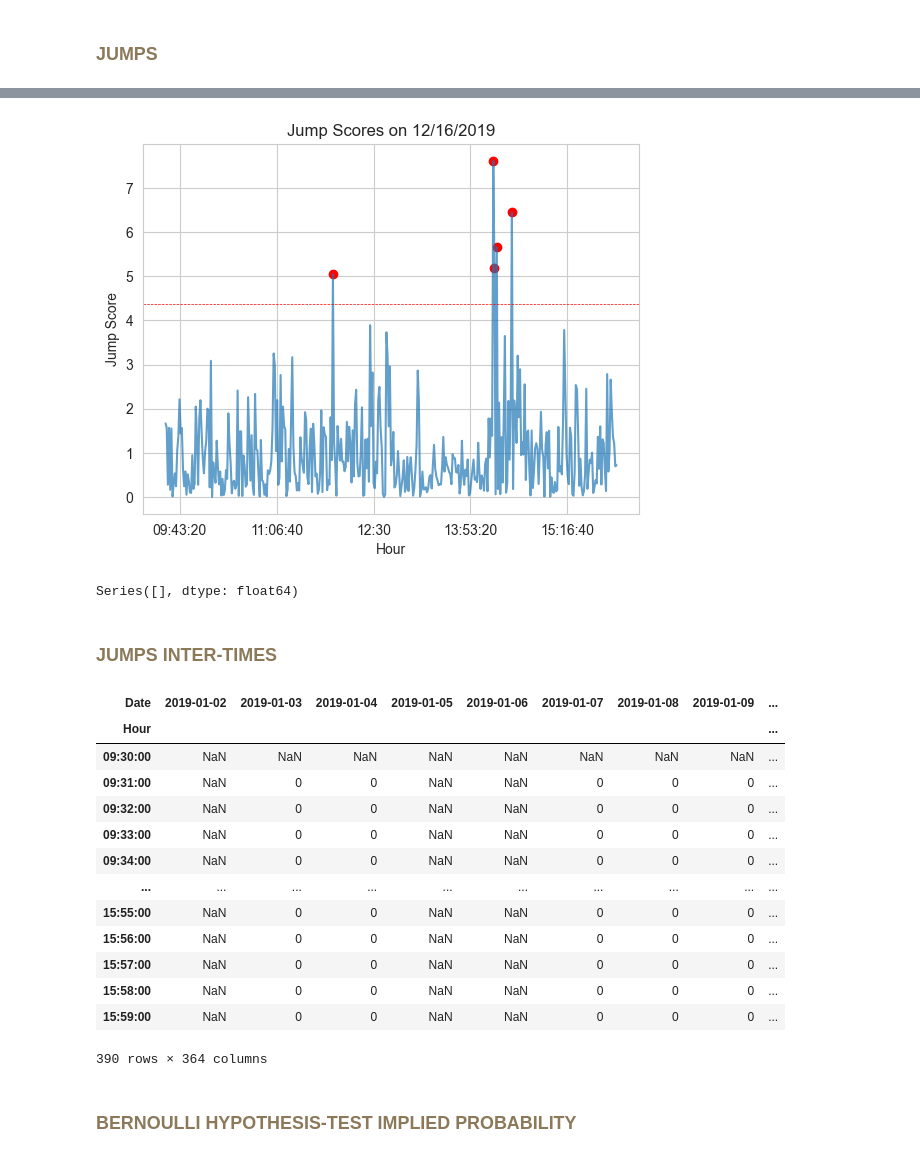
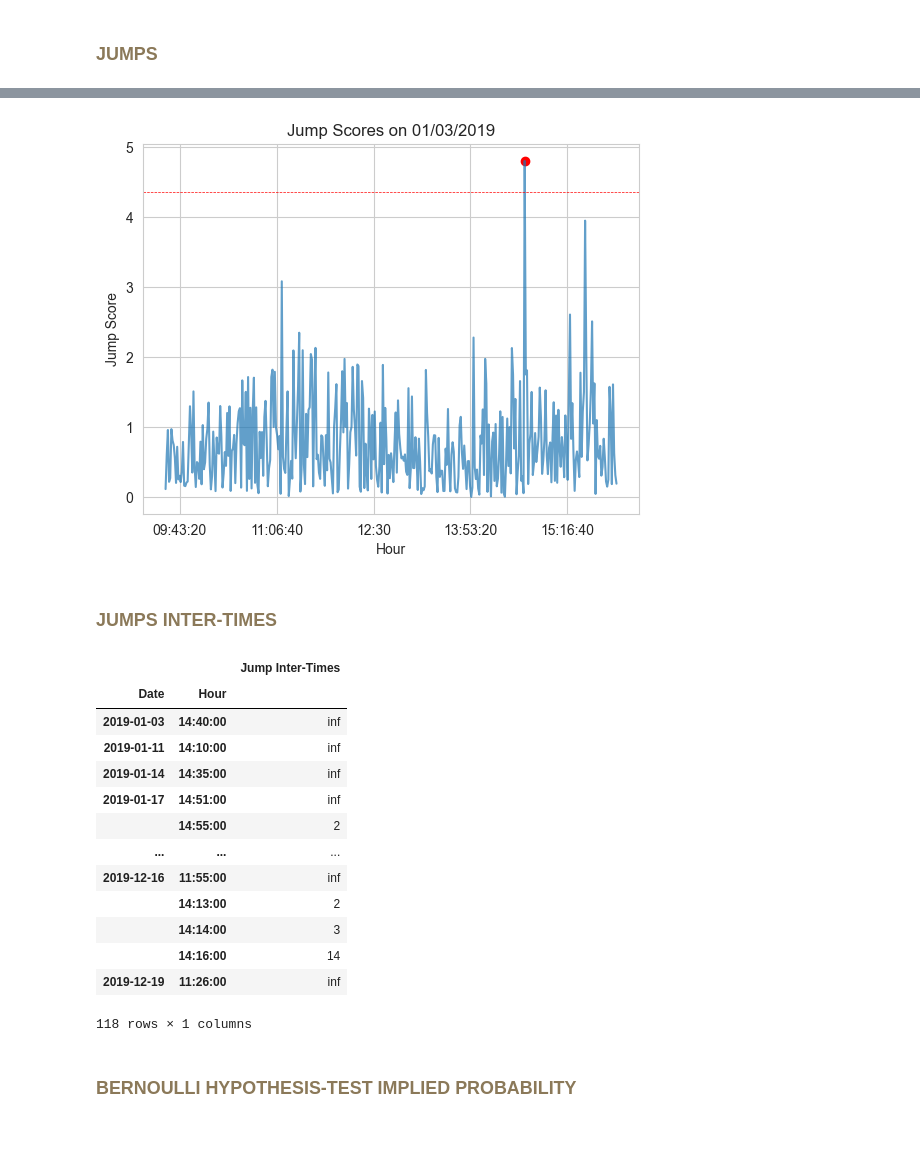
Before and after one commit to f-montenegro/ADIA-Exogenous-Information-in-HFT, a Jupyter notebook: L2_Execution/pipeline_example.ipynb, the cells around one changed output, grey strips where cells are left out. Saved outputs shown, nothing was run; the diff lists cells and outputs as text; code cells hidden in the pictures.

```diff
--- a/L2_Execution/pipeline_example.ipynb
+++ b/L2_Execution/pipeline_example.ipynb
@@ -16,10 +24,10 @@ from L1_Dev.clusters import Clusters
 # %%
 pipeline = DataPrep(API_key='db-SEbmRhQ3ekjnrdRQLfK4iDYJhVkrL',
                     dataset='XNAS.ITCH',
-                    start_date=datetime(2019, 1, 1),  # Might be good to use datetime.date
+                    start_date=datetime(2022, 2, 1),  # Might be good to use datetime.date
                     start_hour=9,
                     start_minute=30,
-                    end_date=datetime(2019, 12, 31),
+                    end_date=datetime(2022, 2, 28),
                     end_hour=16,
                     end_minute=0,
                     time_zone='US/Eastern')
@@ -34,7 +44,13 @@ clusters = Clusters()
 <H3 style="color:#8B7959">LOB DATA</H3>
 # %%
 # Get data from DataBento
-df_lob_data, trading_days, trading_dates = pipeline.get_data('TSLA')
+
+## LOB/tick data
+df_lob_data, trading_days, trading_dates = pipeline.get_data_mbp('BAC')
+
+## OHLCV data
+# df_lob_data, trading_days, trading_dates = pipeline.get_data_ohlcv(symbol='TSLA')
+
 df_lob_data
 # %% [markdown]
 <H3 style="color:#8B7959">PRICES</H3>
@@ -132,3 +180,3 @@ Total Number of Jumps Detected: 141.0
 # %%
-list_dates_w_jumps = clusters.get_dates_with_jumps(df_input=df_jumps)
-list_dates_w_jumps
+l_jumps_timestamp = clusters.jumps_timestamp(df_input=df_jumps)
+iter_jumps_timestamp = iter(l_jumps_timestamp)
@@ -153,37 +183,36 @@ list_dates_w_jumps
 # %%
-plot_date = 75
-ax = abs(df_jump_score[list_dates_w_jumps[plot_date]]).plot(ylabel='Jump Score',
-                                                            title=f'Jump Scores on {list_dates_w_jumps[plot_date]}', alpha=0.7)
-markers = [i if i > 4.36 else np.nan for i in abs(df_jump_score[list_dates_w_jumps[plot_date]])]
+# plot_date = 75
+plot_date = l_jumps_timestamp.index(next(iter_jumps_timestamp))
+
+ax = abs(df_jump_score[l_jumps_timestamp[plot_date]]).plot(ylabel='Jump Score',
+
+                                                           title=f'Jump Scores on {l_jumps_timestamp[plot_date]}', alpha=0.7)
+markers = [i if i > 4.36 else np.nan for i in abs(df_jump_score[l_jumps_timestamp[plot_date]])]
 ax.scatter(df_jump_score.index, markers, color='r')
 ax.axhline(y=4.36, color='red', linestyle='--', lw=0.5, label='Threshold')
 plt.show()
 # %% [output]
-[figure, old version]
+[figure, new version]
-# %%
-df_threshold.unstack().dropna()[df_threshold.unstack().dropna() == np.inf]
-# %% [output]
-Series([], dtype: float64)
 # %% [markdown]
 <H3 style="color:#8B7959">JUMPS INTER-TIMES</H3>
 # %%
-df_inter_times = clusters.calculate_jump_inter_times(df_input=df_jumps, list_input=list_dates_w_jumps)
-df_inter_times
+df_inter_times = clusters.calculate_jump_inter_times(df_input=df_jumps, list_input=l_jumps_timestamp)
+pd.DataFrame(df_inter_times.unstack()[df_inter_times.unstack() > 0]).rename(columns={0: 'Jump Inter-Times'})
 # %% [output]
-| Date | 2019-01-02 | 2019-01-03 | 2019-01-04 | 2019-01-05 | 2019-01-06 | 2019-01-07 | 2019-01-08 | 2019-01-09 | ... |
-| Hour |  |  |  |  |  |  |  |  | ... |
-| 09:30:00 | NaN | NaN | NaN | NaN | NaN | NaN | NaN | NaN | ... |
-| 09:31:00 | NaN | 0 | 0 | NaN | NaN | 0 | 0 | 0 | ... |
-| 09:32:00 | NaN | 0 | 0 | NaN | NaN | 0 | 0 | 0 | ... |
-| 09:33:00 | NaN | 0 | 0 | NaN | NaN | 0 | 0 | 0 | ... |
-| 09:34:00 | NaN | 0 | 0 | NaN | NaN | 0 | 0 | 0 | ... |
-| ... | ... | ... | ... | ... | ... | ... | ... | ... | ... |
-| 15:55:00 | NaN | 0 | 0 | NaN | NaN | 0 | 0 | 0 | ... |
-| 15:56:00 | NaN | 0 | 0 | NaN | NaN | 0 | 0 | 0 | ... |
-| 15:57:00 | NaN | 0 | 0 | NaN | NaN | 0 | 0 | 0 | ... |
-| 15:58:00 | NaN | 0 | 0 | NaN | NaN | 0 | 0 | 0 | ... |
-| 15:59:00 | NaN | 0 | 0 | NaN | NaN | 0 | 0 | 0 | ... |
+|  |  | Jump Inter-Times |
+| Date | Hour |  |
+| 2019-01-03 | 14:40:00 | inf |
+| 2019-01-11 | 14:10:00 | inf |
+| 2019-01-14 | 14:35:00 | inf |
+| 2019-01-17 | 14:51:00 | inf |
+|  | 14:55:00 | 2 |
+| ... | ... | ... |
+| 2019-12-16 | 11:55:00 | inf |
+|  | 14:13:00 | 2 |
+|  | 14:14:00 | 3 |
+|  | 14:16:00 | 14 |
+| 2019-12-19 | 11:26:00 | inf |
-390 rows × 364 columns
+118 rows × 1 columns
 # %% [markdown]
 <H3 style="color:#8B7959">BERNOULLI HYPOTHESIS-TEST IMPLIED PROBABILITY</H3>
 # %%
```
Also changed, not shown: parts of 41 cells of this notebook, 7 other files.
